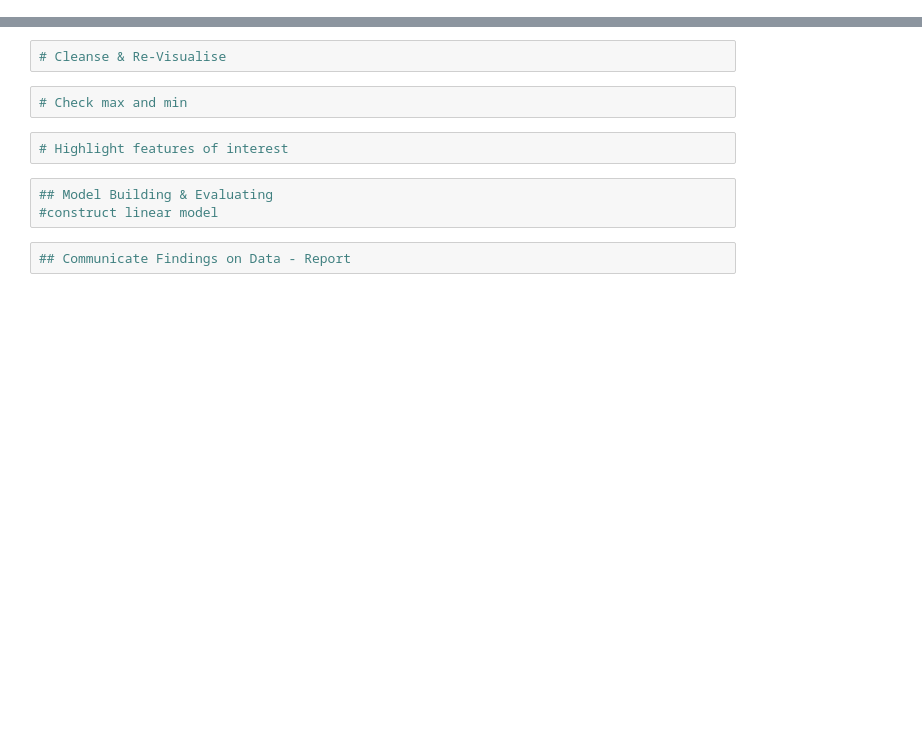
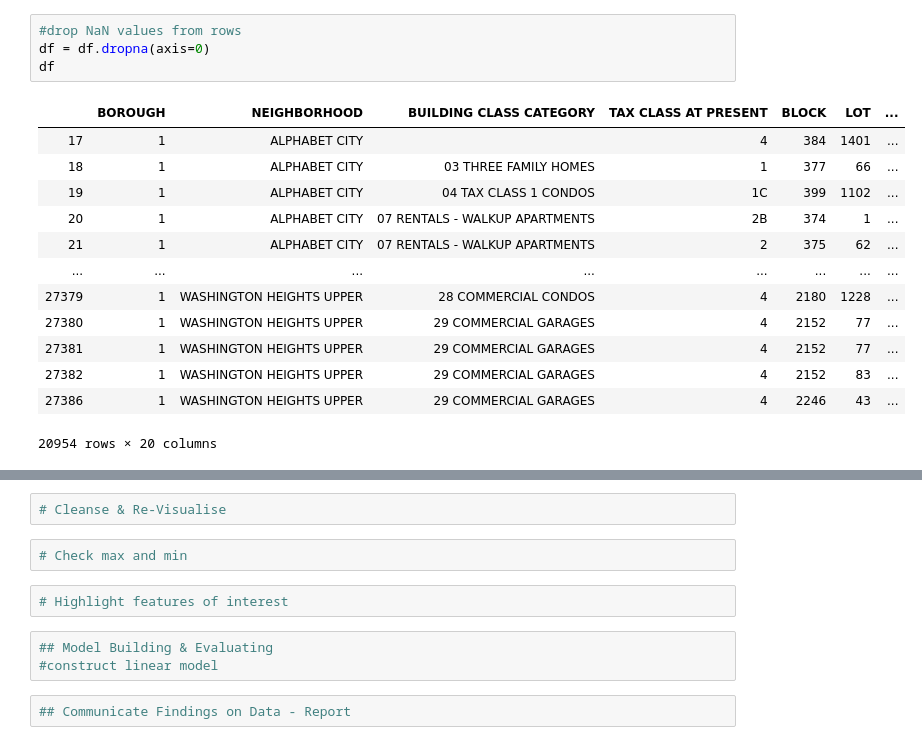
Before and after one commit to Zaederx/BigData-Assignment1, a Jupyter notebook: Assignment1.ipynb, the cells around one changed output, grey strips where cells are left out. Saved outputs shown, nothing was run; the diff lists cells and outputs as text; blank space fills up the shorter version.

```diff
--- a/Assignment1.ipynb
+++ b/Assignment1.ipynb
@@ -89,0 +143,18 @@ Data Description:
+# %%
+#drop NaN values from rows
+df = df.dropna(axis=0)
+df
+# %% [output]
+|  | BOROUGH | NEIGHBORHOOD | BUILDING CLASS CATEGORY | TAX CLASS AT PRESENT | BLOCK | LOT | ... |
+| 17 | 1 | ALPHABET CITY |  | 4 | 384 | 1401 | ... |
+| 18 | 1 | ALPHABET CITY | 03 THREE FAMILY HOMES | 1 | 377 | 66 | ... |
+| 19 | 1 | ALPHABET CITY | 04 TAX CLASS 1 CONDOS | 1C | 399 | 1102 | ... |
+| 20 | 1 | ALPHABET CITY | 07 RENTALS - WALKUP APARTMENTS | 2B | 374 | 1 | ... |
+| 21 | 1 | ALPHABET CITY | 07 RENTALS - WALKUP APARTMENTS | 2 | 375 | 62 | ... |
+| ... | ... | ... | ... | ... | ... | ... | ... |
+| 27379 | 1 | WASHINGTON HEIGHTS UPPER | 28 COMMERCIAL CONDOS | 4 | 2180 | 1228 | ... |
+| 27380 | 1 | WASHINGTON HEIGHTS UPPER | 29 COMMERCIAL GARAGES | 4 | 2152 | 77 | ... |
+| 27381 | 1 | WASHINGTON HEIGHTS UPPER | 29 COMMERCIAL GARAGES | 4 | 2152 | 77 | ... |
+| 27382 | 1 | WASHINGTON HEIGHTS UPPER | 29 COMMERCIAL GARAGES | 4 | 2152 | 83 | ... |
+| 27386 | 1 | WASHINGTON HEIGHTS UPPER | 29 COMMERCIAL GARAGES | 4 | 2246 | 43 | ... |
+20954 rows × 20 columns
```
Also changed, not shown: parts of 14 cells of this notebook, 1 other file.
